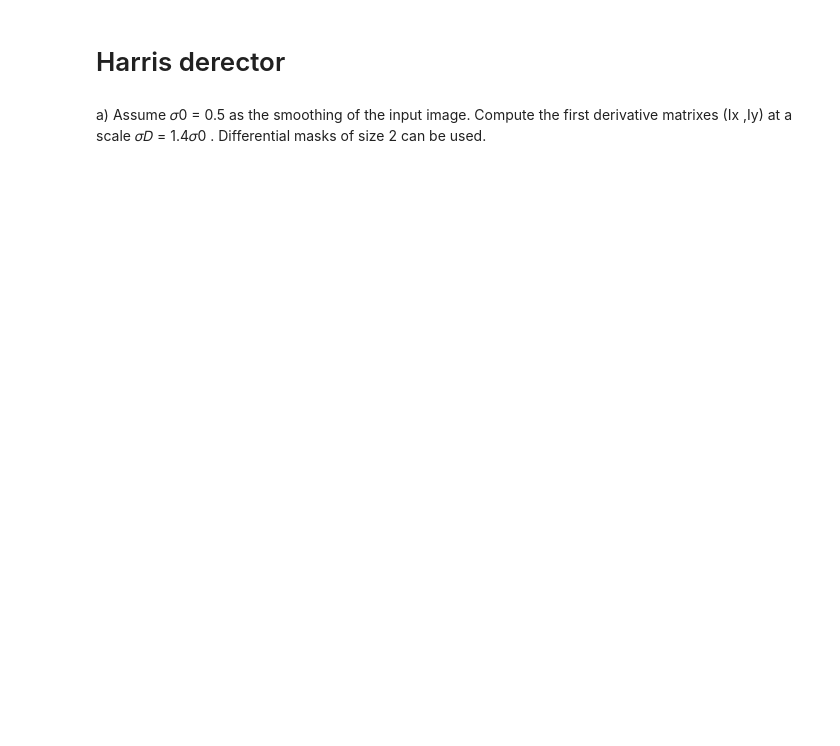
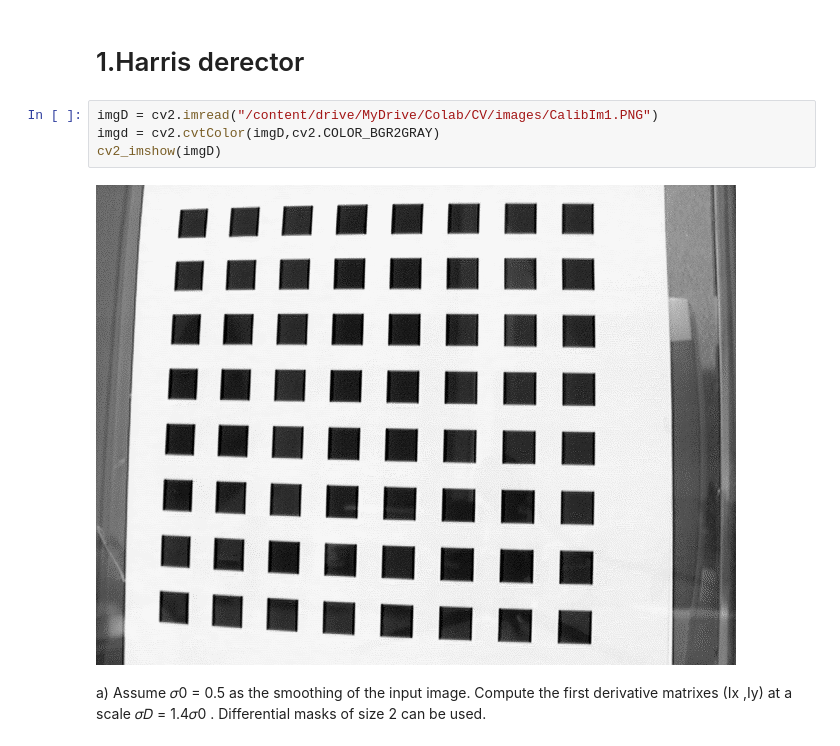
Before and after one commit to RoseSarlake/Computer-Vision, a Jupyter notebook: CV_Assignment2.ipynb, the cells around one changed output. Saved outputs shown, nothing was run; the diff lists cells and outputs as text; blank space fills up the shorter version.

```diff
--- a/CV_Assignment2.ipynb
+++ b/CV_Assignment2.ipynb
@@ -3,4 +61,10 @@
 # %% [markdown]
-# Harris derector
+# 1.Harris derector
+# %%
+imgD = cv2.imread("/content/drive/MyDrive/Colab/CV/images/CalibIm1.PNG")
+imgd = cv2.cvtColor(imgD,cv2.COLOR_BGR2GRAY)
+cv2_imshow(imgD)
+# %% [output]
+[figure, added]
 # %% [markdown]
 a) Assume 𝜎0 = 0.5 as the smoothing of the input image. Compute the first derivative matrixes (Ix ,Iy) at a scale 𝜎𝐷 = 1.4𝜎0 . Differential masks of size 2 can be used.
```
Also changed, not shown: parts of 26 cells of this notebook.
